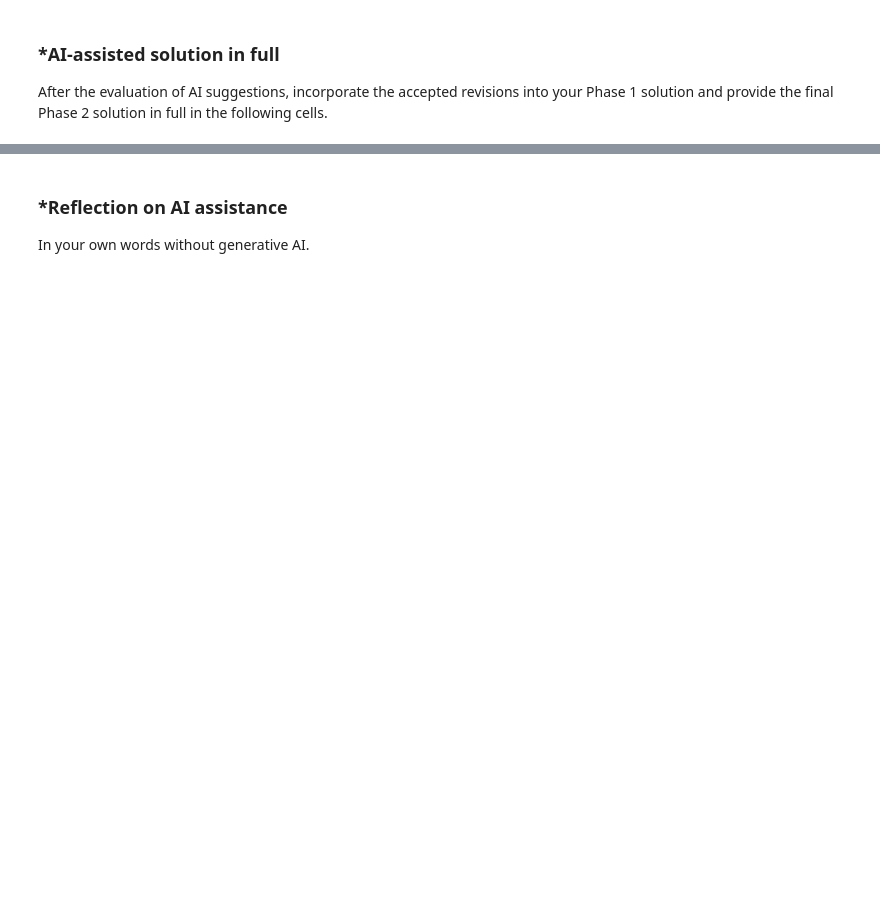
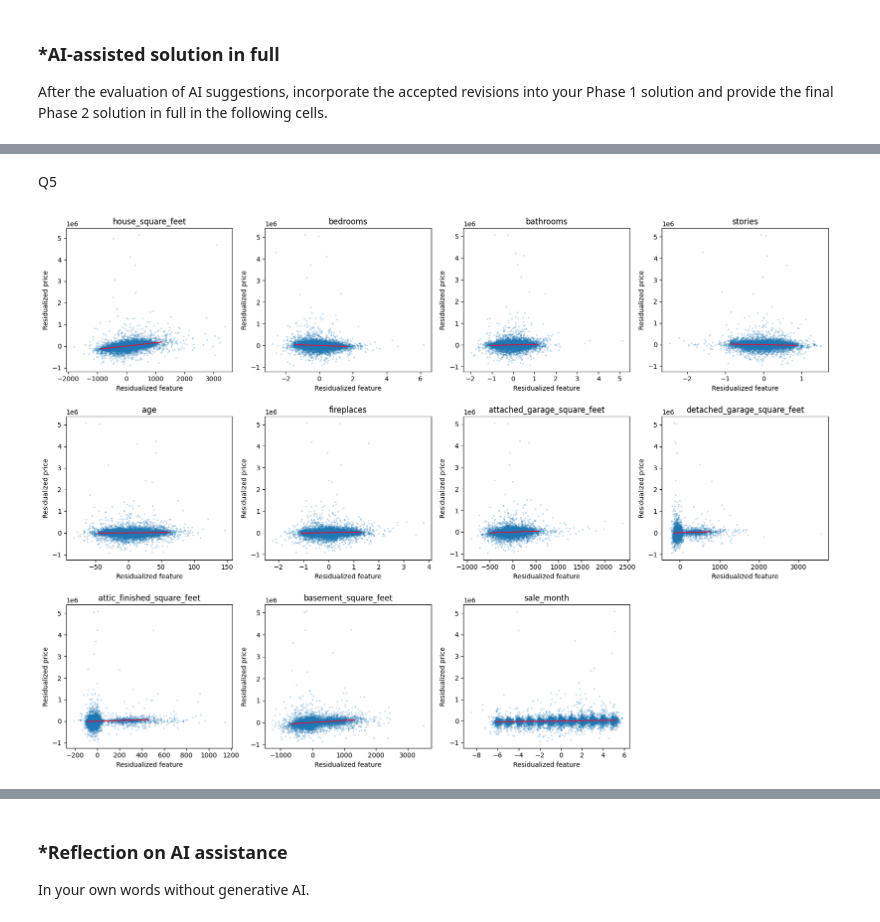
Before and after one commit to YafetG3/L02-hedonic-pricing, a Jupyter notebook: L02_hedonic_pricing.ipynb, the cells around one changed output, grey strips where cells are left out. Cells and saved outputs as stored; diff of their text form; code cells hidden in the pictures; blank space fills up the shorter version.

```diff
--- a/L02_hedonic_pricing.ipynb
+++ b/L02_hedonic_pricing.ipynb
@@ -395,0 +640,66 @@ After the evaluation of AI suggestions, incorporate the accepted revisions into
+# %% [markdown]
+Q5
+# %%
+
+# Question 5: Examine partial relationships
+
+import statsmodels.api as sm
+
+plot_vars = [
+    v for v in [
+        "house_square_feet", "bedrooms", "bathrooms",
+        "stories", "age", "fireplaces",
+        "attached_garage_square_feet",
+        "detached_garage_square_feet",
+        "attic_finished_square_feet",
+        "basement_square_feet", "sale_month"
+    ] if v in X_train.columns
+]
+
+fig, axes = plt.subplots(3, 4, figsize=(17, 12))
+
+for ax, v in zip(axes.flat, plot_vars):
+    other = X_train.drop(columns=v)
+    z = sm.add_constant(
+        other, has_constant="add"
+    ).to_numpy(dtype=float)
+
+    residual_y = (
+        y_train.to_numpy() -
+        z @ np.linalg.lstsq(
+            z, y_train.to_numpy(), rcond=None
+        )[0]
+    )
+
+    vx = X_train[v].to_numpy(dtype=float)
+    residual_x = vx - z @ np.linalg.lstsq(
+        z, vx, rcond=None
+    )[0]
+
+    ax.scatter(residual_x, residual_y, s=3, alpha=0.18)
+
+    if np.std(residual_x) > 1e-10:
+        slope, intercept = np.polyfit(
+            residual_x, residual_y, 1
+        )
+        xx = np.linspace(
+            np.quantile(residual_x, 0.01),
+            np.quantile(residual_x, 0.99), 100
+        )
+        ax.plot(xx, slope * xx + intercept, color="crimson")
+
+    ax.set_title(v)
+    ax.set_xlabel("Residualized feature")
+    ax.set_ylabel("Residualized price")
+
+for ax in list(axes.flat)[len(plot_vars):]:
+    ax.axis("off")
+
+plt.tight_layout()
+plt.show()
+
+# Partial regression plots control for other features.
+# Curved patterns may indicate nonlinear relationships.
+# These patterns can motivate feature transformations.
+# %% [output]
+[figure, added]
```
Also changed, not shown: parts of 22 cells of this notebook.
